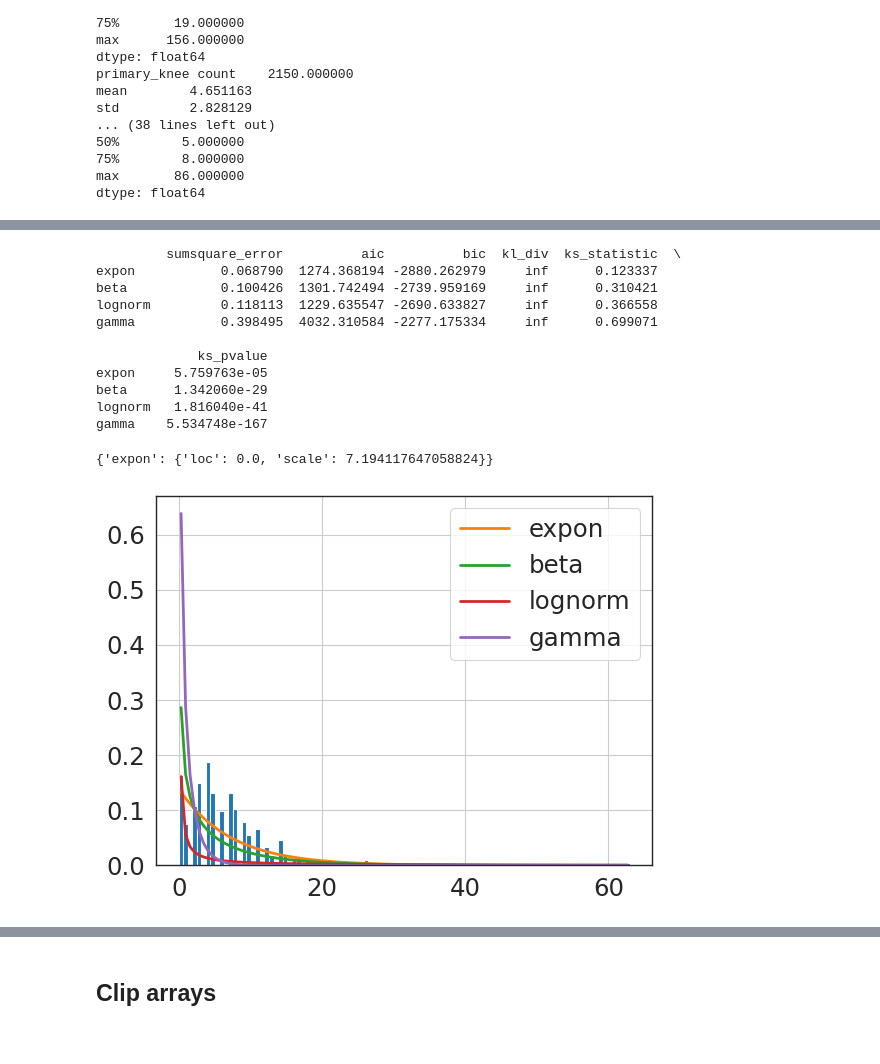
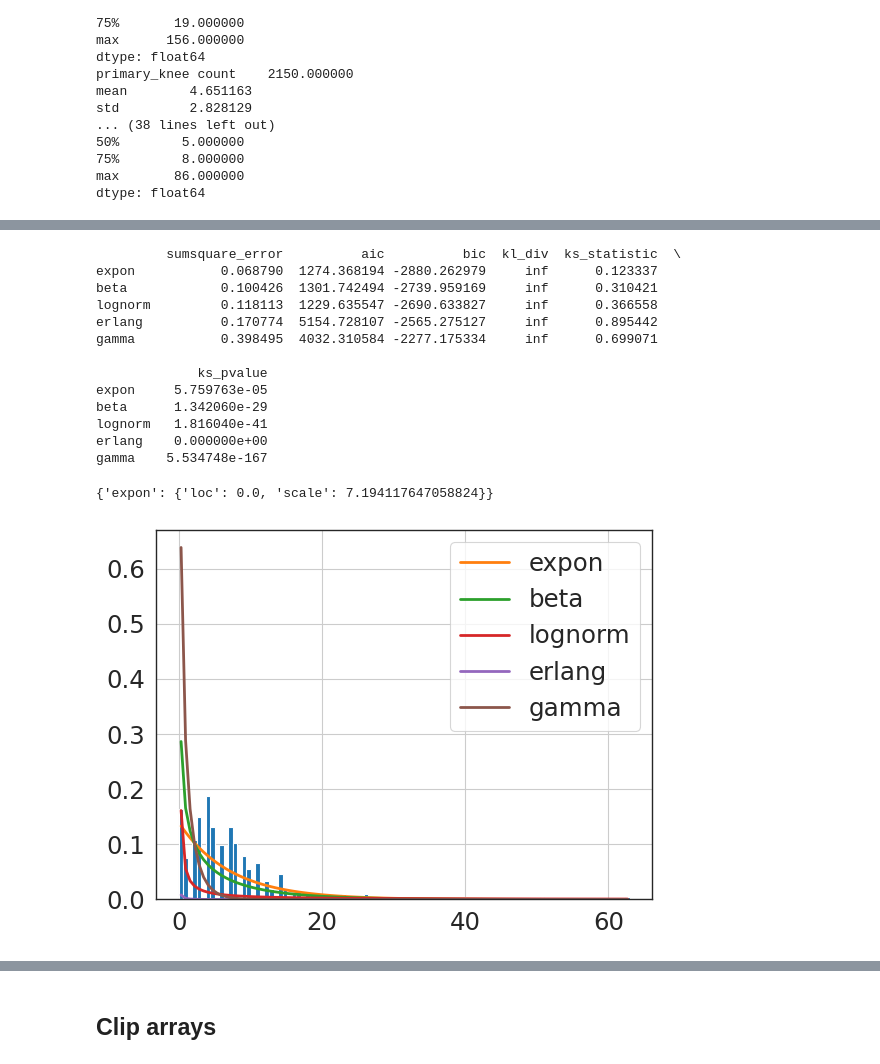
Before and after one commit to AliHarp/HEP, a Jupyter notebook: notebooks/HEP_fit_dists.ipynb, the cells around one changed output, grey strips where cells are left out. Drawn from its saved outputs; the diff is of its cells as text; code cells hidden in the pictures.

```diff
--- a/notebooks/HEP_fit_dists.ipynb
+++ b/notebooks/HEP_fit_dists.ipynb
@@ -300,27 +375,30 @@ expon    3.872916e-44
 # %%
 f = Fitter(revise_knee_npv,
            distributions=['gamma',
                           'lognorm',
                           'beta',
-                          'expon'
+                          'expon',
+                          'erlang'
                           ]);
 f.fit()
 print(f.summary())
 f.get_best(method = 'sumsquare_error')
 # %% [output]
          sumsquare_error          aic          bic  kl_div  ks_statistic  \
 expon           0.068790  1274.368194 -2880.262979     inf      0.123337
 beta            0.100426  1301.742494 -2739.959169     inf      0.310421
 lognorm         0.118113  1229.635547 -2690.633827     inf      0.366558
+erlang          0.170774  5154.728107 -2565.275127     inf      0.895442
 gamma           0.398495  4032.310584 -2277.175334     inf      0.699071
 
              ks_pvalue
 expon     5.759763e-05
 beta      1.342060e-29
 lognorm   1.816040e-41
+erlang    0.000000e+00
 gamma    5.534748e-167
 {'expon': {'loc': 0.0, 'scale': 7.194117647058824}}
-[figure, old version]
+[figure, new version]
 # %%
 f = Fitter(primary_hip_npv,
            distributions=['gamma',
```
Also changed, not shown: parts of 31 cells of this notebook, 7 other files.
